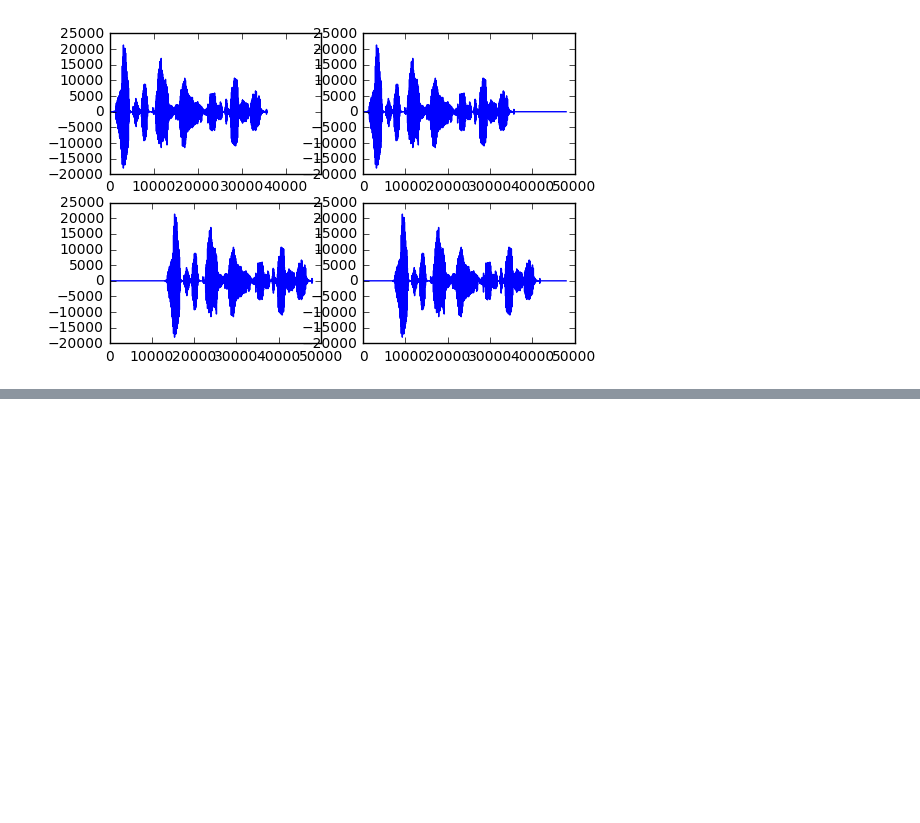
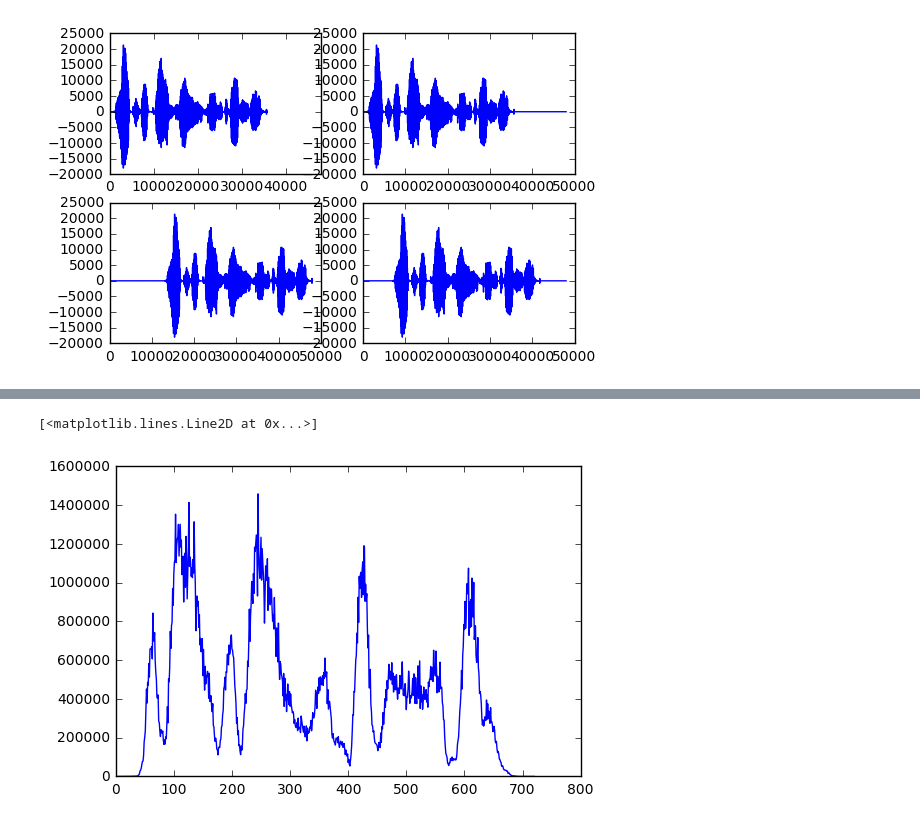
Before and after one commit to tmulc18/S2SCycleGAN, a Jupyter notebook: nbs/Data Investigating.ipynb, the cells around one changed output, grey strips where cells are left out. Cells and saved outputs as stored; diff of their text form; code cells hidden in the pictures; blank space fills up the shorter version.

```diff
--- a/nbs/Data Investigating.ipynb
+++ b/nbs/Data Investigating.ipynb
@@ -162 +174,15 @@ plt.plot(temp[1])
+# %%
+def prelu(x,name='prelu'):
+    in_shape = x.get_shape().as_list()
+    with tf.variable_scope(name):
+        alpha = tf.get_variable('alpha',in_shape[-1],
+                               initializer=tf.constant_initializer(0.),
+                               dtype=tf.float32)
+        pos = tf.nn.relu(x)
+        neg = alpha * (x-tf.abs(x))*.5
+
+        return pos + neg
+
+# def PReLU(x,alpha,beta):
+#     return alpha*tf.maximum(0,x)
 # %% [markdown]
@@ -171,0 +190,2 @@ b.cursors
+# %%
+b = Batch(mapping=bin_mapping,bin_max=bin_size_x[1],batch_size=3)
@@ -171,0 +270,7 @@ b.cursors
+# %%
+sess = tf.Session(graph=g)
+sess.run(init)
+x_data,y_data = b.getBatch()
+fd = {x:x_data,y:y_data}
+result = sess.run(dl9,feed_dict=fd)
+result.shape
@@ -171,0 +319,5 @@ b.cursors
+# %%
+plt.plot(np.sum(result[0,0,:,:],axis=1))
+# %% [output]
+[<matplotlib.lines.Line2D at 0x...>]
+[figure, added]
```
Also changed, not shown: parts of 14 cells of this notebook.
